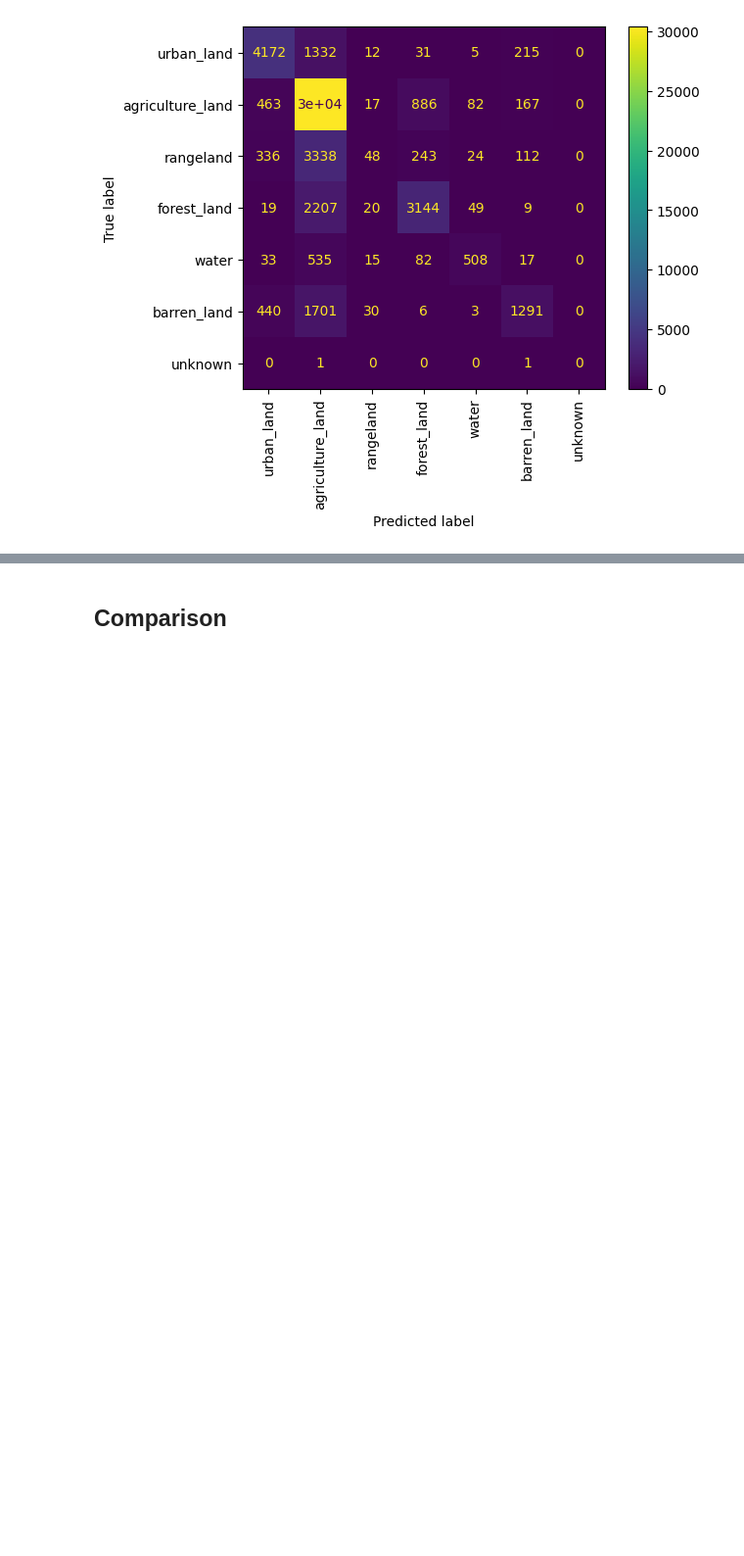
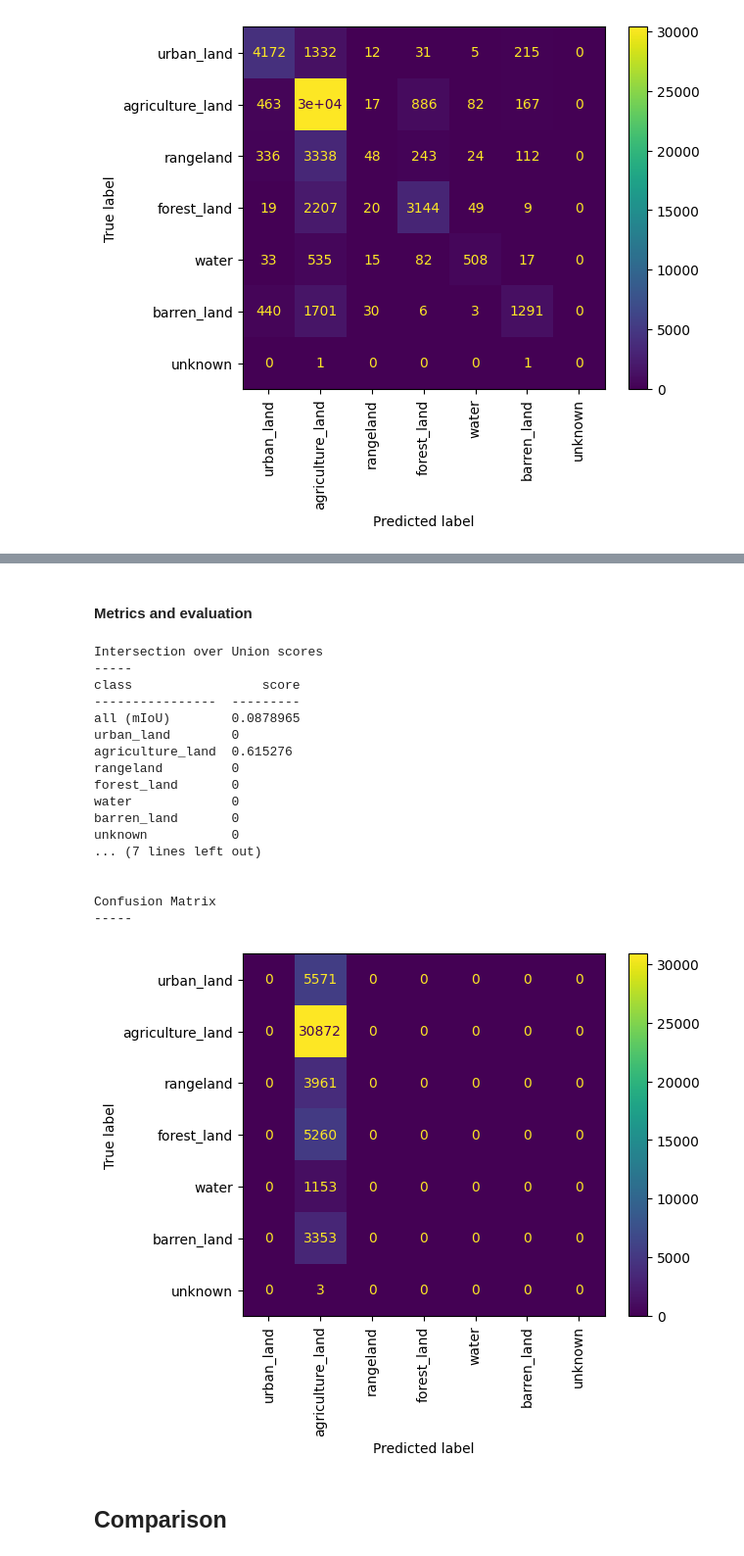
Before and after one commit to rondo-lehner/CM3070_Final_project, a Jupyter notebook: notebooks/ev_01_evaluate_models.ipynb, the cells around one changed output, grey strips where cells are left out. Shown at 98% size. Saved outputs shown, nothing was run; the diff lists cells and outputs as text; code cells hidden in the pictures; blank space fills up the shorter version.

Commit message:
added static baseline results

```diff
--- a/notebooks/ev_01_evaluate_models.ipynb
+++ b/notebooks/ev_01_evaluate_models.ipynb
@@ -369,2 +372,58 @@ Confusion Matrix
+# %%
+SPLIT_TRAIN = ":1"
+SPLIT_VALID = ":1"
+SPLIT_TEST = "85%:"
+BATCH_SIZE = 1
+IMAGE_SIZE = 224
+# %%
+(_, _, test) = fcn_pipeline.getFCNPipeline(
+        SPLIT_TRAIN,
+        SPLIT_VALID,
+        SPLIT_TEST,
+        BATCH_SIZE,
+        IMAGE_SIZE
+    )
+# %%
+predictions = np.ndarray(shape=(224, 224))
+predictions.fill(1)
+
+pred_indexed = tf.reshape(tf.constant(predictions, dtype=tf.int32), shape=(1, 224, 224))
+pred_one_hot = tf.one_hot(indices=pred_indexed, depth=7, axis=-1)
+# %% [markdown]
+#### Metrics and evaluation
+# %%
+tracker_4 = MetricTracker('baseline_static')
+# %%
+for img, mask, file_name in test:
+    duration_ms = 0 # Static prediction requires no time
+
+    tracker_4.update_state(mask, pred_one_hot, duration_ms)
+    # pred_indexed = tf.reshape(tf.argmax(input=pred, axis=3), shape=(1, 228, 228, 1))
+    # pred_rgb = index_to_rgb(pred_indexed)
+    # pred_rgb = tf.image.resize(pred_rgb, (224, 224), method='nearest')
+
+    # file_path = os.path.join(PREDICTIONS_DIR, tracker_4.model_name, tf.compat.as_str(file_name[0].numpy()))
+    # tf.keras.utils.save_img(file_path, pred_rgb[0], data_format='channels_last')
+tracker_4.result_to_json()
+tracker_4.result()
+# %% [output]
+Intersection over Union scores
+-----
+class                 score
+----------------  ---------
+all (mIoU)        0.0878965
+urban_land        0
+agriculture_land  0.615276
+rangeland         0
+forest_land       0
+water             0
+barren_land       0
+unknown           0
+... (7 lines left out)
+
+
+Confusion Matrix
+-----
+[figure, added]
 # %% [markdown]
 ## Comparison
```
Also changed, not shown: parts of 4 cells of this notebook, 2 other files.
